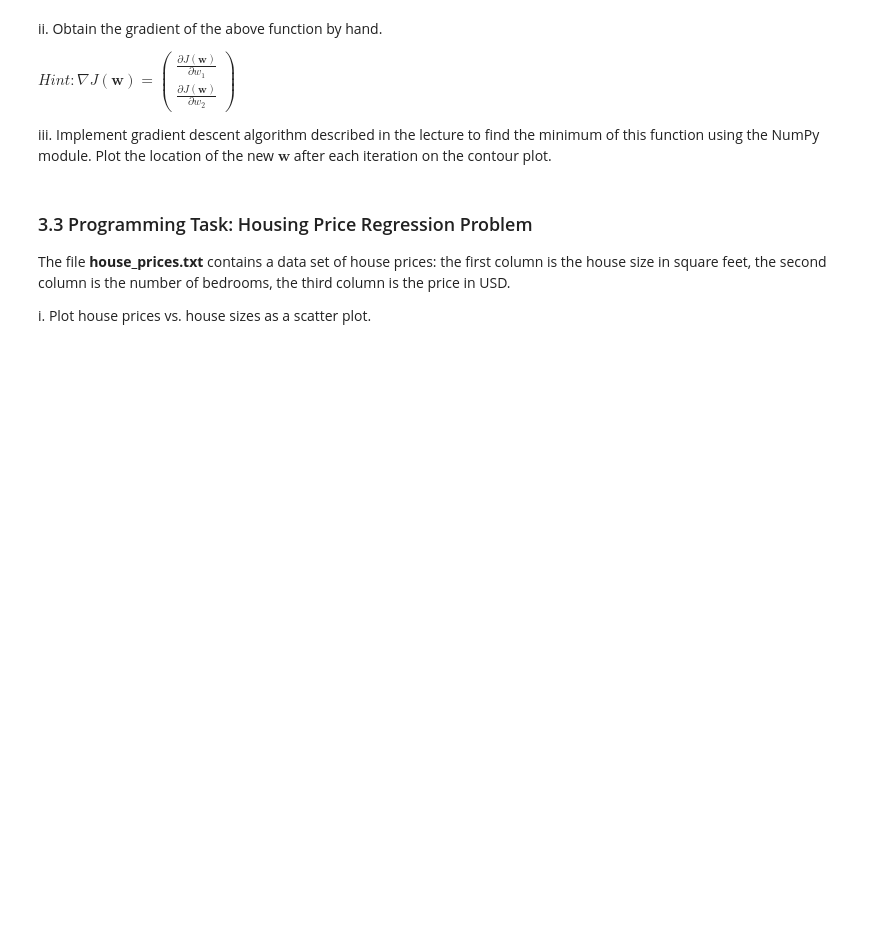
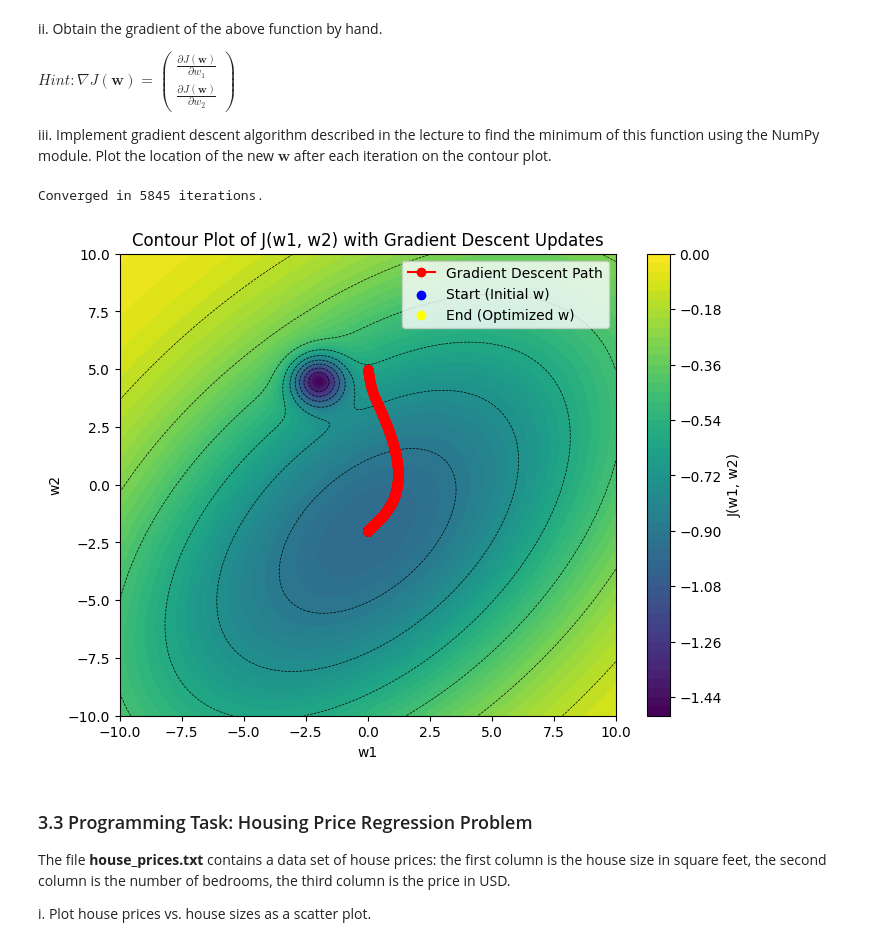
Before and after one commit to ahmadmadyy/Machine-Learning-Projects, a Jupyter notebook: Assignments/1/Supplement-3.ipynb, the cells around one changed output. Cells and saved outputs as stored; diff of their text form; code cells hidden in the pictures; blank space fills up the shorter version.

```diff
--- a/Assignments/1/Supplement-3.ipynb
+++ b/Assignments/1/Supplement-3.ipynb
@@ -62,3 +46,69 @@ iii\. Implement gradient descent algorithm described in the lecture to find the
+# %%
+# TODO: Define function gradient_J(w)
+def gradient_J(w1, w2):
+    partial_w1 = (
+        (1/50) * np.exp(-1/100 * (w1**2 + w2**2 - w1*w2 - 2*w1 + 4*w2 + 5)) *
+        (2*w1 - w2 - 2)
+        + 2 * np.exp(-(w1**2 + w2**2 + 4*w1 - 9*w2 + 25)) * (2*w1 + 4)
+    )
+
+    partial_w2 = (
+        (1/50) * np.exp(-1/100 * (w1**2 + w2**2 - w1*w2 - 2*w1 + 4*w2 + 5)) *
+        (2*w2 - w1 + 4)
+        + 2 * np.exp(-(w1**2 + w2**2 + 4*w1 - 9*w2 + 25)) * (2*w2 - 9)
+    )
+
+    return np.array([partial_w1, partial_w2])
+
+# TODO: Define the gradient descent algorithm as function
+def gradient_descent(initial_w, learning_rate, max_iterations, tolerance):
+    w = np.array(initial_w, dtype=float)
+    w_history = [w.copy()]
+
+    for i in range(max_iterations):
+        grad = gradient_J(w[0], w[1])
+        w = w - learning_rate * grad
+        w_history.append(w.copy())
+
+        if np.linalg.norm(grad) < tolerance:
+            print(f"Converged in {i+1} iterations.")
+            break
+    else:
+        print("Reached maximum iterations without convergence.")
+
+    return np.array(w_history)
+
+# TODO: Train w
+# Store each update of w in an array to make plot later.
+#initial_w = np.random.uniform(-10, 10, size=2)
+initial_w = [0, 5]
+learning_rate = 0.1
+max_iterations = 6000
+tolerance = 1e-6
+w_updates = gradient_descent(initial_w, learning_rate, max_iterations, tolerance)
+
+# TODO: Prepare contour plot and mark each weight update on the plot.
+# Prepare contour plot
+w1_range = np.linspace(-10, 10, 200)
+w2_range = np.linspace(-10, 10, 200)
+W1, W2 = np.meshgrid(w1_range, w2_range)
+J_values = J(W1, W2)
+plt.figure(figsize=(8, 6))
+plt.contourf(W1, W2, J_values, levels=50, cmap='viridis')
+plt.colorbar(label="J(w1, w2)")
+plt.contour(W1, W2, J_values, levels=10, colors='black', linewidths=0.5)
+w_updates = np.array(w_updates)
+plt.plot(w_updates[:, 0], w_updates[:, 1], 'r-o', label="Gradient Descent Path")
+plt.scatter(w_updates[0, 0], w_updates[0, 1], color='blue', label="Start (Initial w)")
+plt.scatter(w_updates[-1, 0], w_updates[-1, 1], color='yellow', label="End (Optimized w)")
+plt.xlabel("w1")
+plt.ylabel("w2")
+plt.title("Contour Plot of J(w1, w2) with Gradient Descent Updates")
+plt.legend()
+plt.show()
+# %% [output]
+Converged in 5845 iterations.
+[figure, added]
 # %% [markdown]
 ### 3.3 Programming Task: Housing Price Regression Problem
 The file __house\_prices.txt__ contains a data set of house prices: the
```
Also changed, not shown: parts of 18 cells of this notebook.
